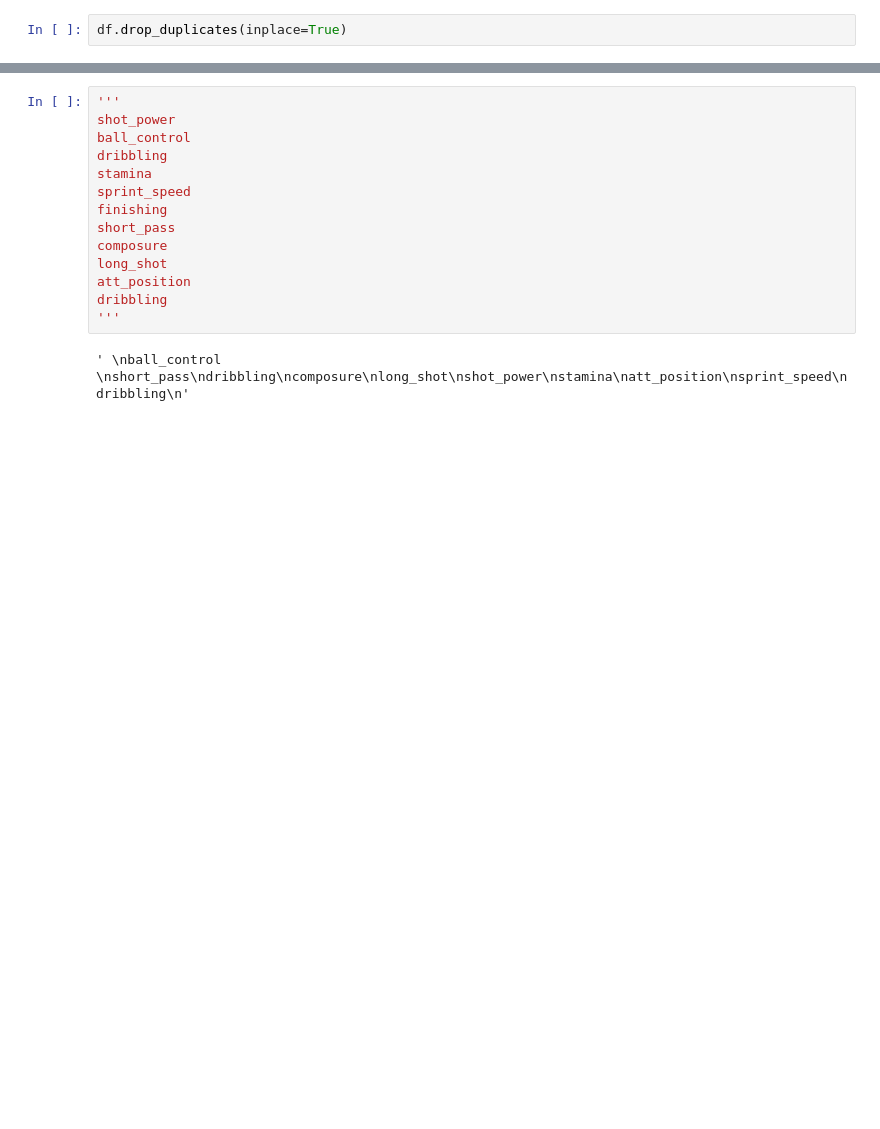
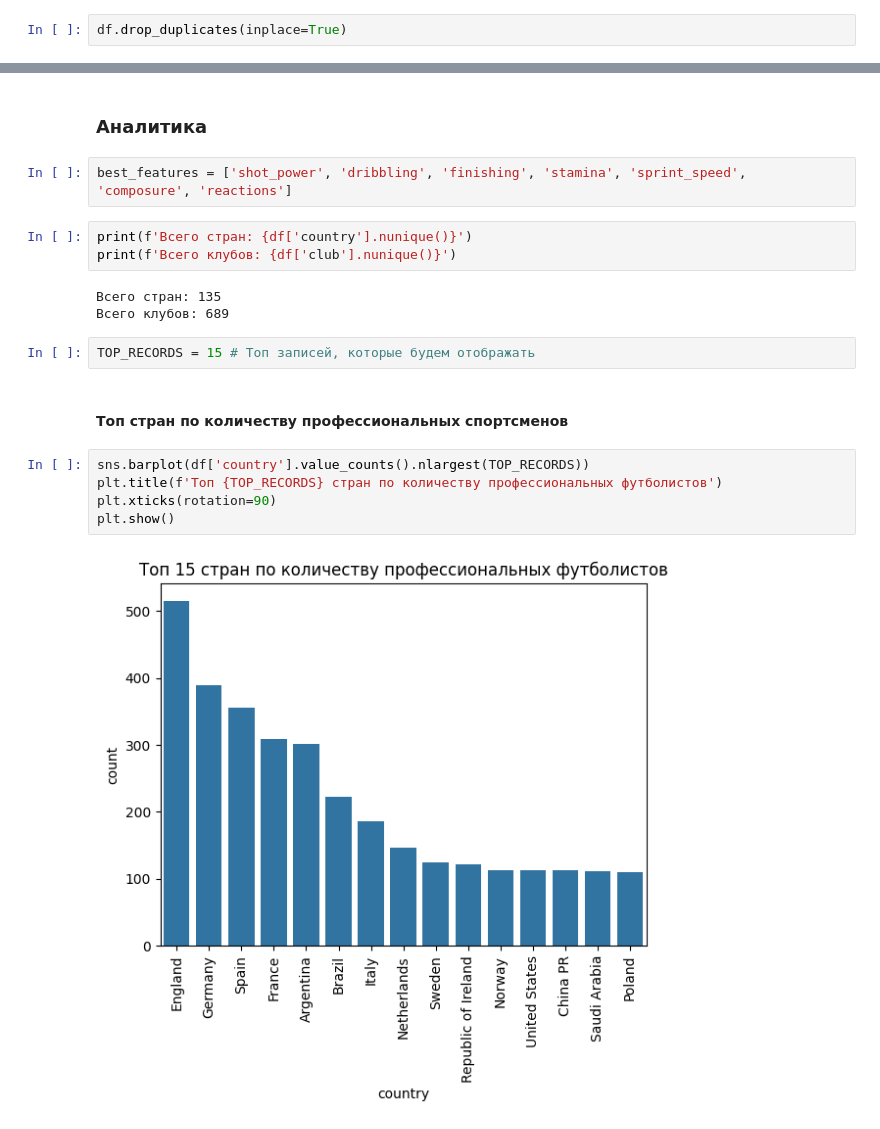
Before and after one commit to jsinkx/bigdata-player-stats-coursework, a Jupyter notebook: players_stats.ipynb, the cells around one changed output, grey strips where cells are left out. Drawn from its saved outputs; the diff is of its cells as text; blank space fills up the shorter version.

```diff
--- a/players_stats.ipynb
+++ b/players_stats.ipynb
@@ -246,16 +273,21 @@ corr.style.background_gradient(cmap='coolwarm')
+# %% [markdown]
+### Аналитика
 # %%
-'''
-shot_power
-ball_control
-dribbling
-stamina
-sprint_speed
-finishing
-short_pass
-composure
-long_shot
-att_position
-dribbling
-'''
+best_features = ['shot_power', 'dribbling', 'finishing', 'stamina', 'sprint_speed', 'composure', 'reactions']
-# %% [output]
-' \nball_control \nshort_pass\ndribbling\ncomposure\nlong_shot\nshot_power\nstamina\natt_position\nsprint_speed\ndribbling\n'
+# %%
+print(f'Всего стран: {df['country'].nunique()}')
+print(f'Всего клубов: {df['club'].nunique()}')
+# %% [output]
+Всего стран: 135
+Всего клубов: 689
+# %%
+TOP_RECORDS = 15 # Топ записей, которые будем отображать
+# %% [markdown]
+#### Топ стран по количеству профессиональных спортсменов
+# %%
+sns.barplot(df['country'].value_counts().nlargest(TOP_RECORDS))
+plt.title(f'Топ {TOP_RECORDS} стран по количеству профессиональных футболистов')
+plt.xticks(rotation=90)
+plt.show()
+# %% [output]
+[figure, added]
```
Also changed, not shown: parts of 25 cells of this notebook, 1 other file.
